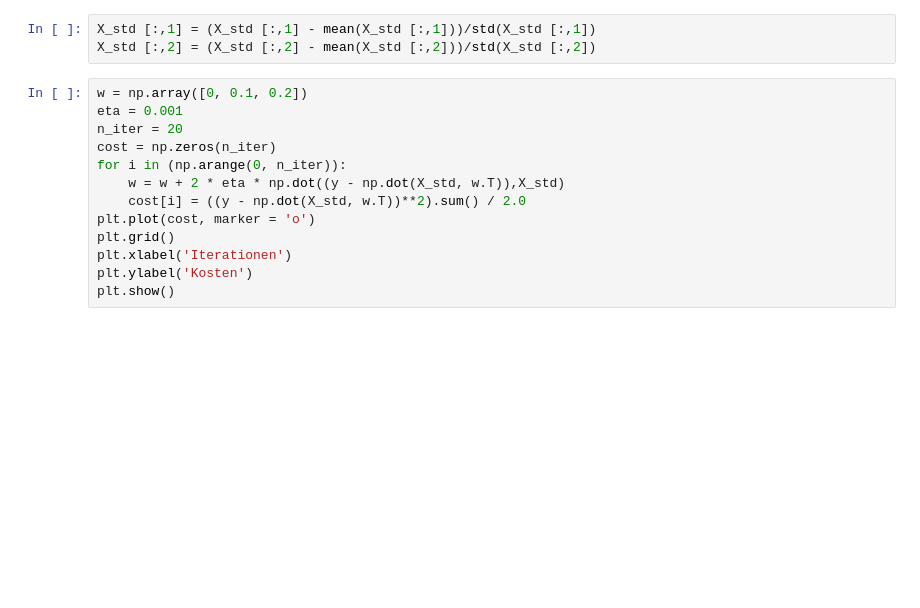
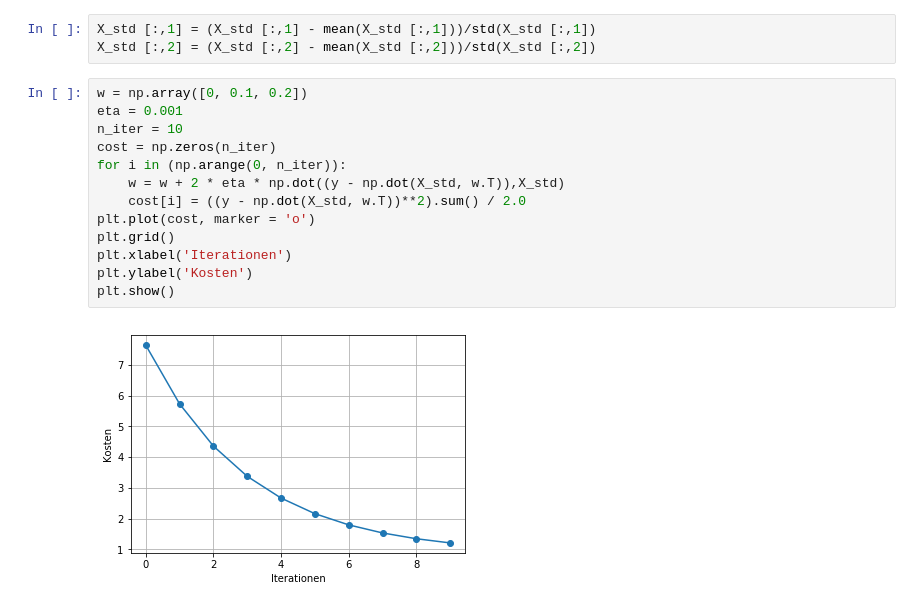
Before and after one commit to GFlach/LV_ME_repos, a Jupyter notebook: aktuell/klassifikator_aufgaben-a2.ipynb, the cells around one changed output. Drawn from its saved outputs; the diff is of its cells as text; blank space fills up the shorter version.

```diff
--- a/aktuell/klassifikator_aufgaben-a2.ipynb
+++ b/aktuell/klassifikator_aufgaben-a2.ipynb
@@ -65,15 +79,17 @@ X_std [:,2] = (X_std [:,2] - mean(X_std [:,2]))/std(X_std [:,2])
 # %%
 w = np.array([0, 0.1, 0.2])
 eta = 0.001
-n_iter = 20
+n_iter = 10
 cost = np.zeros(n_iter)
 for i in (np.arange(0, n_iter)):
     w = w + 2 * eta * np.dot((y - np.dot(X_std, w.T)),X_std)
     cost[i] = ((y - np.dot(X_std, w.T))**2).sum() / 2.0
 plt.plot(cost, marker = 'o')
 plt.grid()
 plt.xlabel('Iterationen')
 plt.ylabel('Kosten')
 plt.show()
+# %% [output]
+[figure, added]
 # %%
 sh.show_res(X_std, y, w)
```
Also changed, not shown: parts of 8 cells of this notebook, 15 other files.
